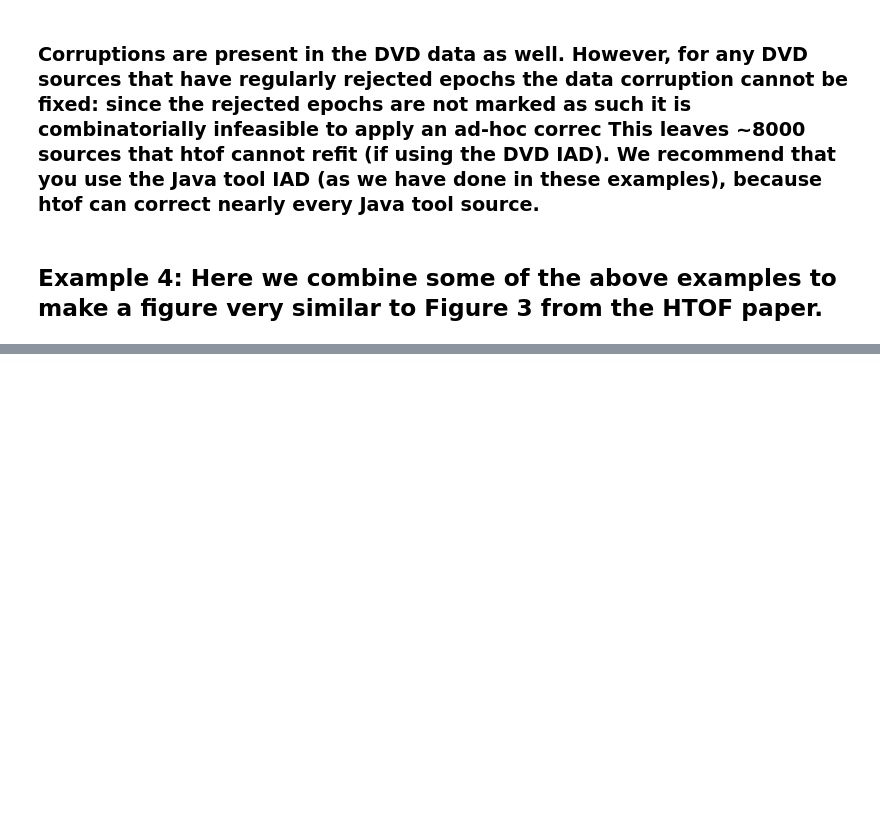
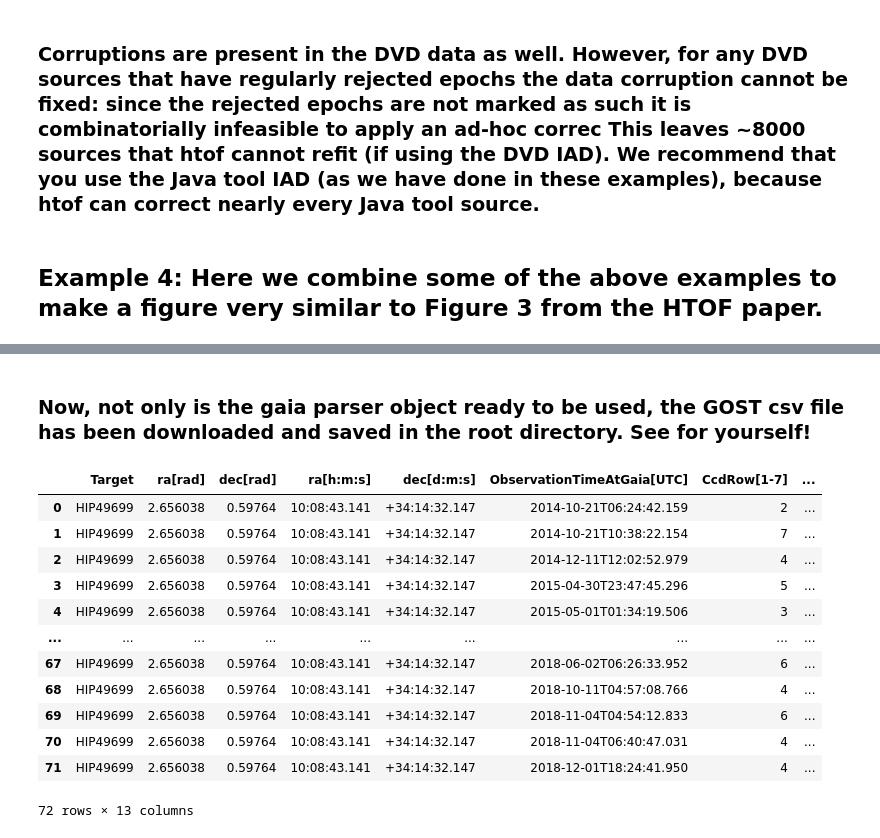
Before and after one commit to savannahpobre/HTOF, a Jupyter notebook: examples.ipynb, the cells around one changed output, grey strips where cells are left out. Drawn from its saved outputs; the diff is of its cells as text; code cells hidden in the pictures; blank space fills up the shorter version.

```diff
--- a/examples.ipynb
+++ b/examples.ipynb
@@ -597,0 +608,18 @@ plt.show()
+# %% [markdown]
+### Now, not only is the gaia parser object ready to be used, the GOST csv file has been downloaded and saved in the root directory. See for yourself!
+# %%
+pd.read_csv('./HIP49699.csv').head(72)
+# %% [output]
+|  | Target | ra[rad] | dec[rad] | ra[h:m:s] | dec[d:m:s] | ObservationTimeAtGaia[UTC] | CcdRow[1-7] | ... |
+| 0 | HIP49699 | 2.656038 | 0.59764 | 10:08:43.141 | +34:14:32.147 | 2014-10-21T06:24:42.159 | 2 | ... |
+| 1 | HIP49699 | 2.656038 | 0.59764 | 10:08:43.141 | +34:14:32.147 | 2014-10-21T10:38:22.154 | 7 | ... |
+| 2 | HIP49699 | 2.656038 | 0.59764 | 10:08:43.141 | +34:14:32.147 | 2014-12-11T12:02:52.979 | 4 | ... |
+| 3 | HIP49699 | 2.656038 | 0.59764 | 10:08:43.141 | +34:14:32.147 | 2015-04-30T23:47:45.296 | 5 | ... |
+| 4 | HIP49699 | 2.656038 | 0.59764 | 10:08:43.141 | +34:14:32.147 | 2015-05-01T01:34:19.506 | 3 | ... |
+| ... | ... | ... | ... | ... | ... | ... | ... | ... |
+| 67 | HIP49699 | 2.656038 | 0.59764 | 10:08:43.141 | +34:14:32.147 | 2018-06-02T06:26:33.952 | 6 | ... |
+| 68 | HIP49699 | 2.656038 | 0.59764 | 10:08:43.141 | +34:14:32.147 | 2018-10-11T04:57:08.766 | 4 | ... |
+| 69 | HIP49699 | 2.656038 | 0.59764 | 10:08:43.141 | +34:14:32.147 | 2018-11-04T04:54:12.833 | 6 | ... |
+| 70 | HIP49699 | 2.656038 | 0.59764 | 10:08:43.141 | +34:14:32.147 | 2018-11-04T06:40:47.031 | 4 | ... |
+| 71 | HIP49699 | 2.656038 | 0.59764 | 10:08:43.141 | +34:14:32.147 | 2018-12-01T18:24:41.950 | 4 | ... |
+72 rows × 13 columns
```
Also changed, not shown: parts of 5 cells of this notebook, 3 other files.
